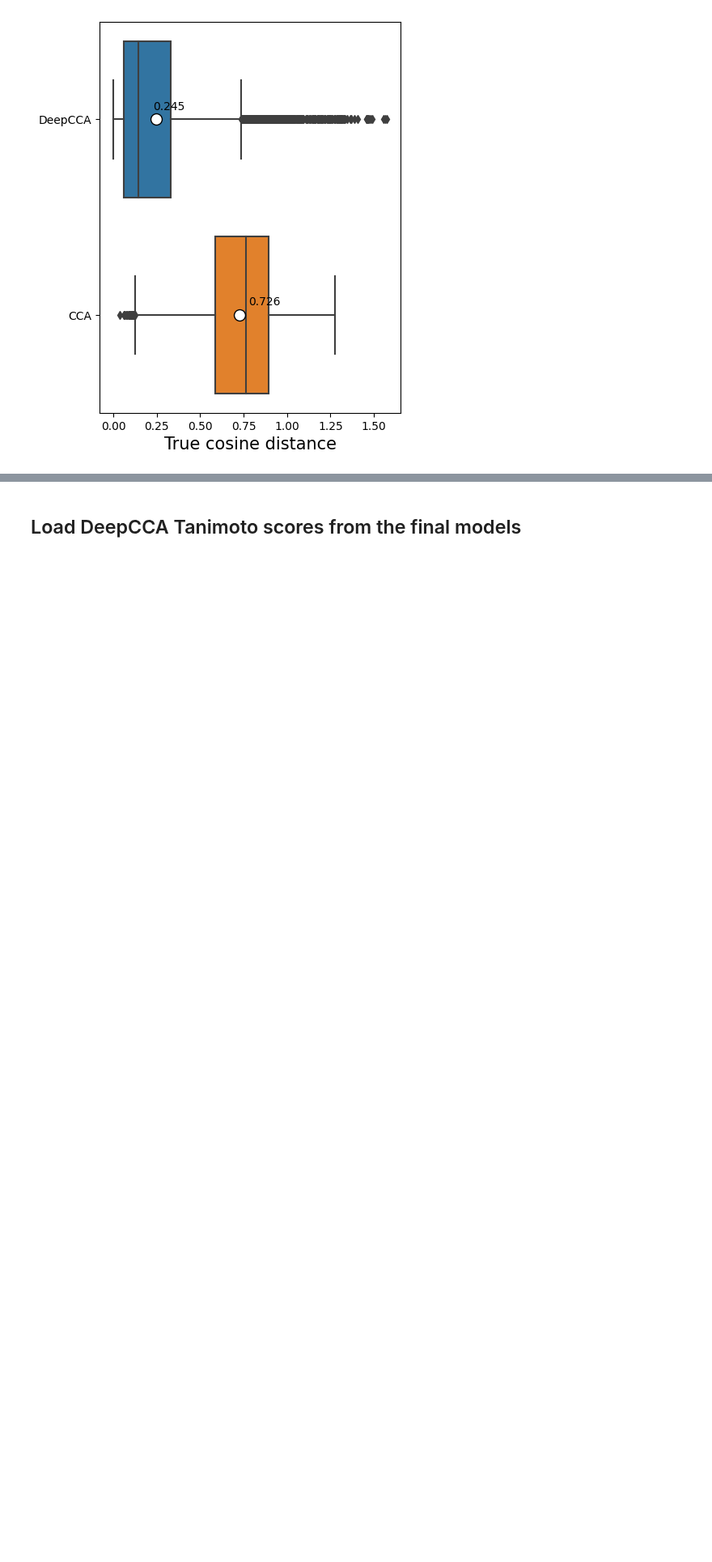
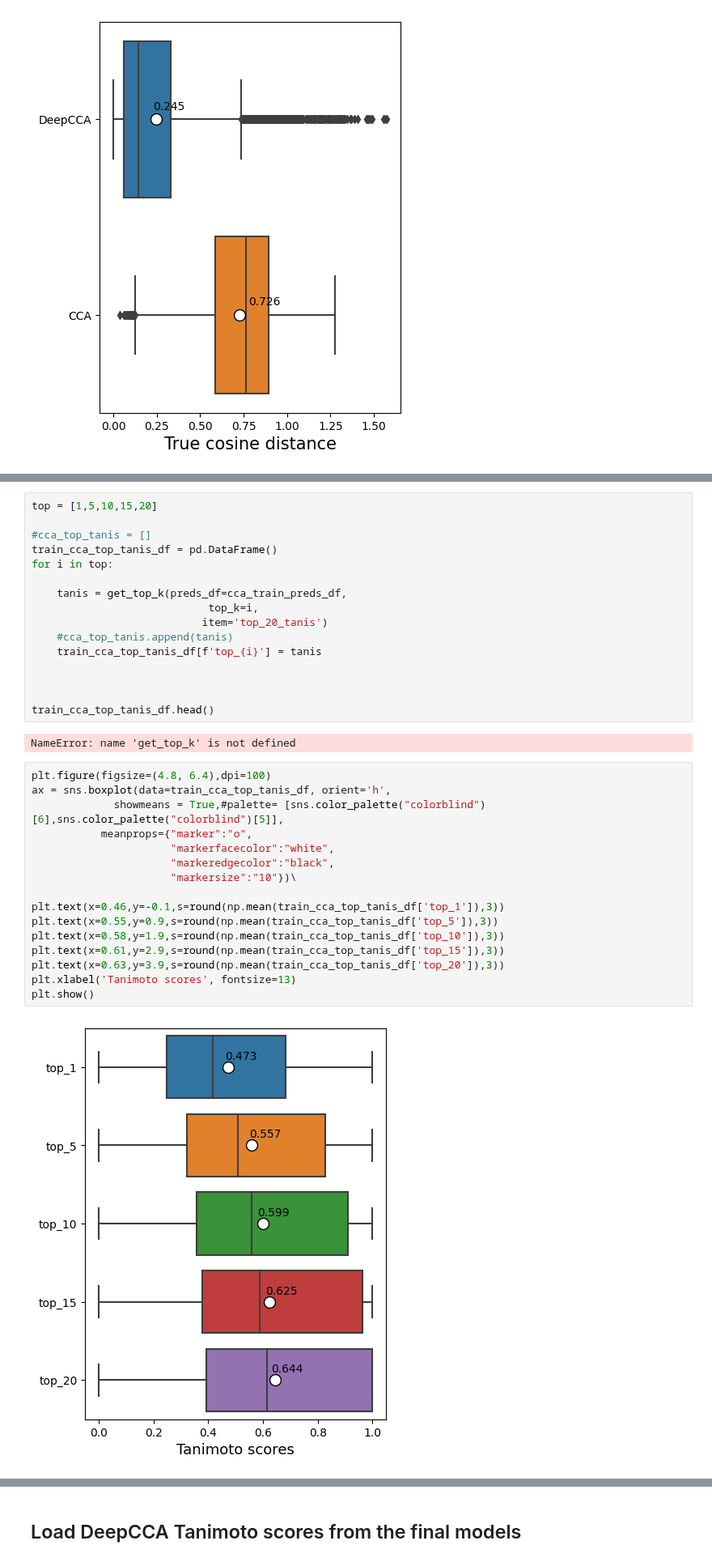
Before and after one commit to LukaLmelias/DeepCCA_thesis, a Jupyter notebook: final_model_prediction_and_evaluation.ipynb, the cells around one changed output, grey strips where cells are left out. Shown at 81% size. Cells and saved outputs as stored; diff of their text form; blank space fills up the shorter version.

```diff
--- a/final_model_prediction_and_evaluation.ipynb
+++ b/final_model_prediction_and_evaluation.ipynb
@@ -825,0 +886,36 @@ plt.show()
+# %%
+top = [1,5,10,15,20]
+
+#cca_top_tanis = []
+train_cca_top_tanis_df = pd.DataFrame()
+for i in top:
+
+    tanis = get_top_k(preds_df=cca_train_preds_df,
+                            top_k=i,
+                           item='top_20_tanis')
+    #cca_top_tanis.append(tanis)
+    train_cca_top_tanis_df[f'top_{i}'] = tanis
+
+
+
+train_cca_top_tanis_df.head()
+# %% [output]
+NameError: name 'get_top_k' is not defined
+# %%
+plt.figure(figsize=(4.8, 6.4),dpi=100)
+ax = sns.boxplot(data=train_cca_top_tanis_df, orient='h',
+             showmeans = True,#palette= [sns.color_palette("colorblind")[6],sns.color_palette("colorblind")[5]],
+           meanprops={"marker":"o",
+                      "markerfacecolor":"white",
+                      "markeredgecolor":"black",
+                      "markersize":"10"})\
+
+plt.text(x=0.46,y=-0.1,s=round(np.mean(train_cca_top_tanis_df['top_1']),3))
+plt.text(x=0.55,y=0.9,s=round(np.mean(train_cca_top_tanis_df['top_5']),3))
+plt.text(x=0.58,y=1.9,s=round(np.mean(train_cca_top_tanis_df['top_10']),3))
+plt.text(x=0.61,y=2.9,s=round(np.mean(train_cca_top_tanis_df['top_15']),3))
+plt.text(x=0.63,y=3.9,s=round(np.mean(train_cca_top_tanis_df['top_20']),3))
+plt.xlabel('Tanimoto scores', fontsize=13)
+plt.show()
+# %% [output]
+[figure, added]
```
Also changed, not shown: parts of 25 cells of this notebook, 1 other file.
